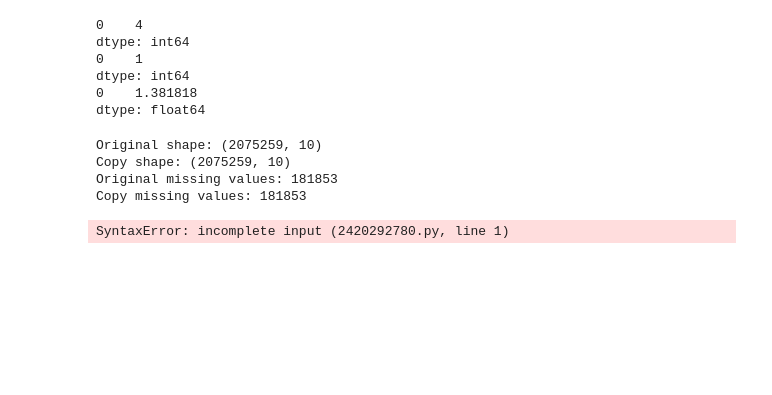
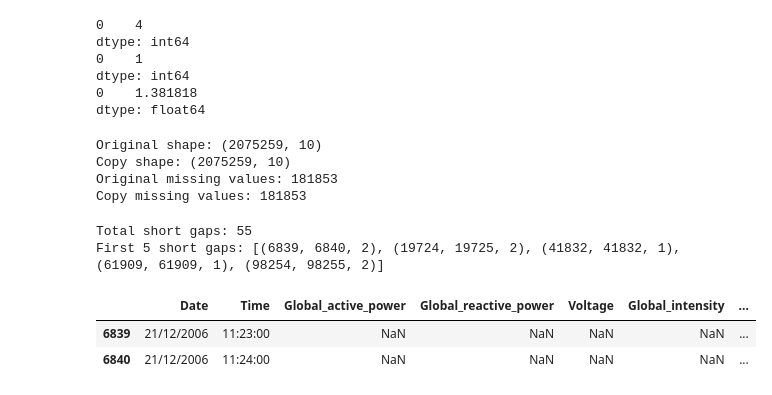
Before and after one commit to adityasagar1125-lgtm/EnergySense, a Jupyter notebook: notebooks/01_data_understanding.ipynb, the cells around one changed output. Saved outputs shown, nothing was run; the diff lists cells and outputs as text; code cells hidden in the pictures; blank space fills up the shorter version.

```diff
--- a/notebooks/01_data_understanding.ipynb
+++ b/notebooks/01_data_understanding.ipynb
@@ -550,5 +531,24 @@ Copy shape: (2075259, 10)
 Original missing values: 181853
 Copy missing values: 181853
 # %%
+start=None
+gap=[]
+for idx,value in enumerate(missing_diff):
+    if(value==1):
+        start=idx
+    elif(value==-1) and start is not None:
+        end=idx
+        gap_length=end-start
+        if(gap_length<=5):
+            gap.append((start,idx-1,gap_length))
+        start=None
+print("Total short gaps:", len(gap))
+print("First 5 short gaps:", gap[:5])
+gap[0]
+df.iloc[gap[0][0]:gap[0][1]+1]
 # %% [output]
-SyntaxError: incomplete input (2420292780.py, line 1)
+Total short gaps: 55
+First 5 short gaps: [(6839, 6840, 2), (19724, 19725, 2), (41832, 41832, 1), (61909, 61909, 1), (98254, 98255, 2)]
+|  | Date | Time | Global_active_power | Global_reactive_power | Voltage | Global_intensity | ... |
+| 6839 | 21/12/2006 | 11:23:00 | NaN | NaN | NaN | NaN | ... |
+| 6840 | 21/12/2006 | 11:24:00 | NaN | NaN | NaN | NaN | ... |
```
Also changed, not shown: parts of 27 cells of this notebook, 1 other file.
